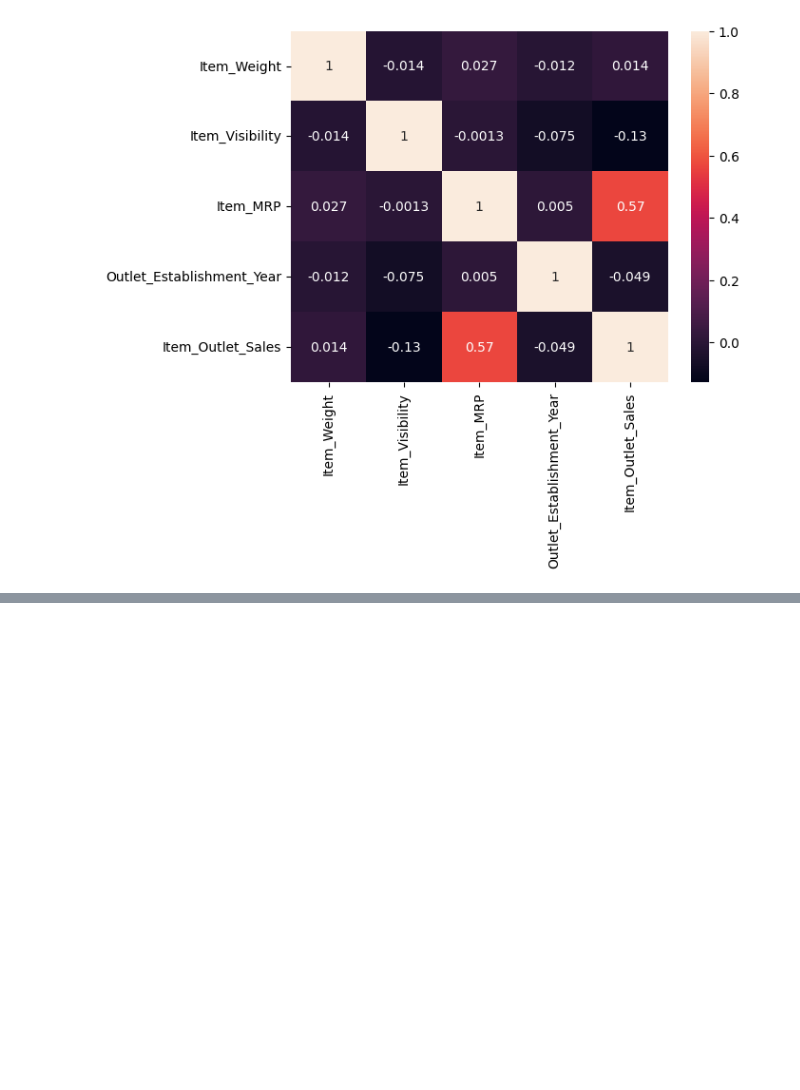
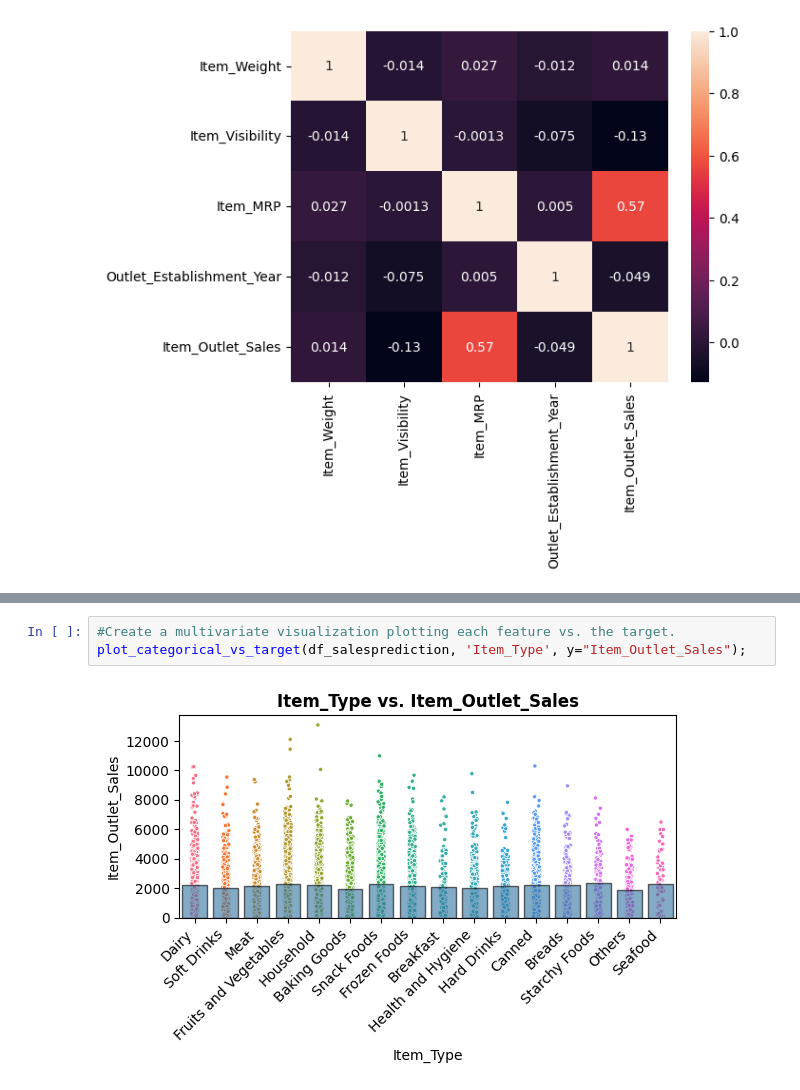
Before and after one commit to hayaabokmail/Prediction-of-Product-Sales, a Jupyter notebook: Prediction_of_Product_Sales.ipynb, the cells around one changed output, grey strips where cells are left out. Saved outputs shown, nothing was run; the diff lists cells and outputs as text; blank space fills up the shorter version.

```diff
--- a/Prediction_of_Product_Sales.ipynb
+++ b/Prediction_of_Product_Sales.ipynb
@@ -189,0 +394,5 @@ heatmap = sns.heatmap(numerical_features.corr(), annot=True)
+# %%
+#Create a multivariate visualization plotting each feature vs. the target.
+plot_categorical_vs_target(df_salesprediction, 'Item_Type', y="Item_Outlet_Sales");
+# %% [output]
+[figure, added]
```
Also changed, not shown: parts of 7 cells of this notebook.
